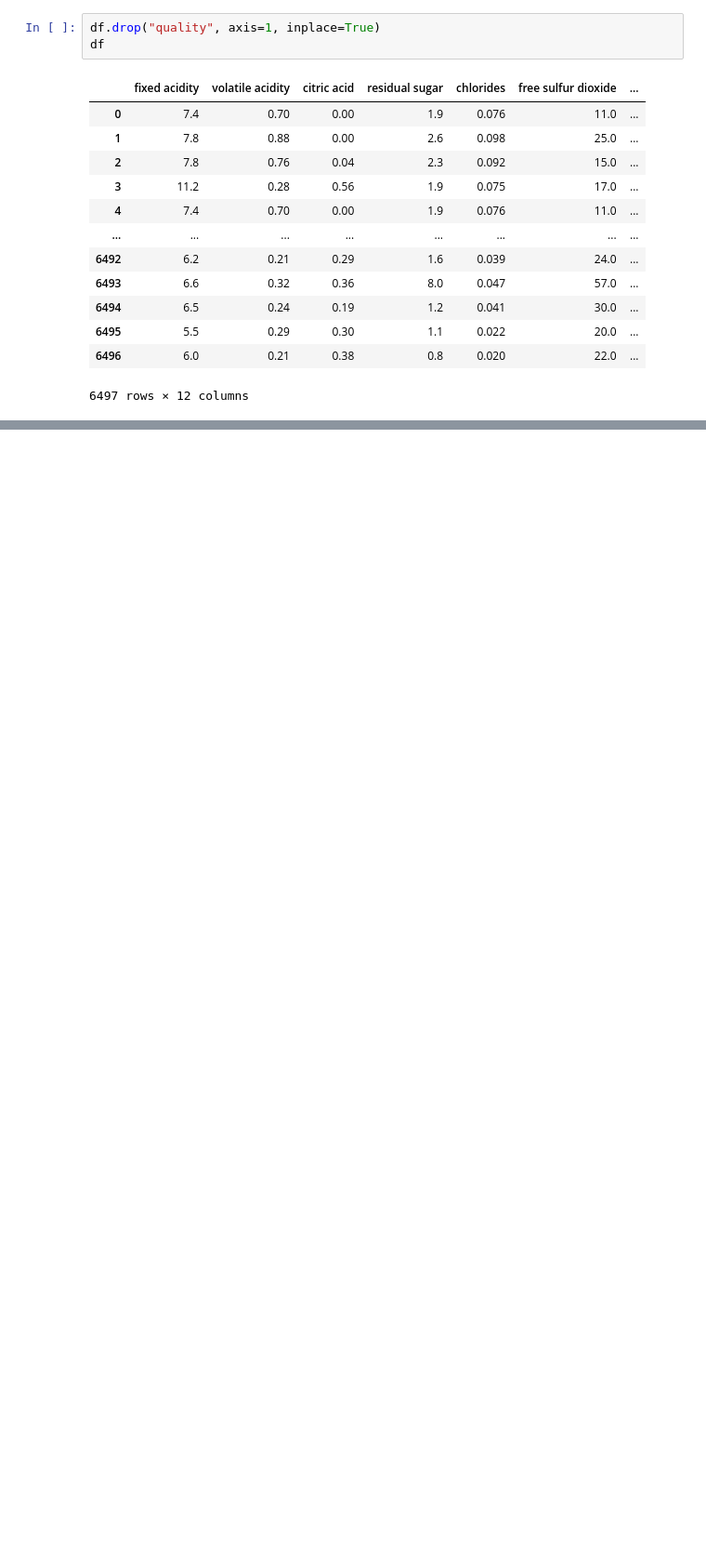
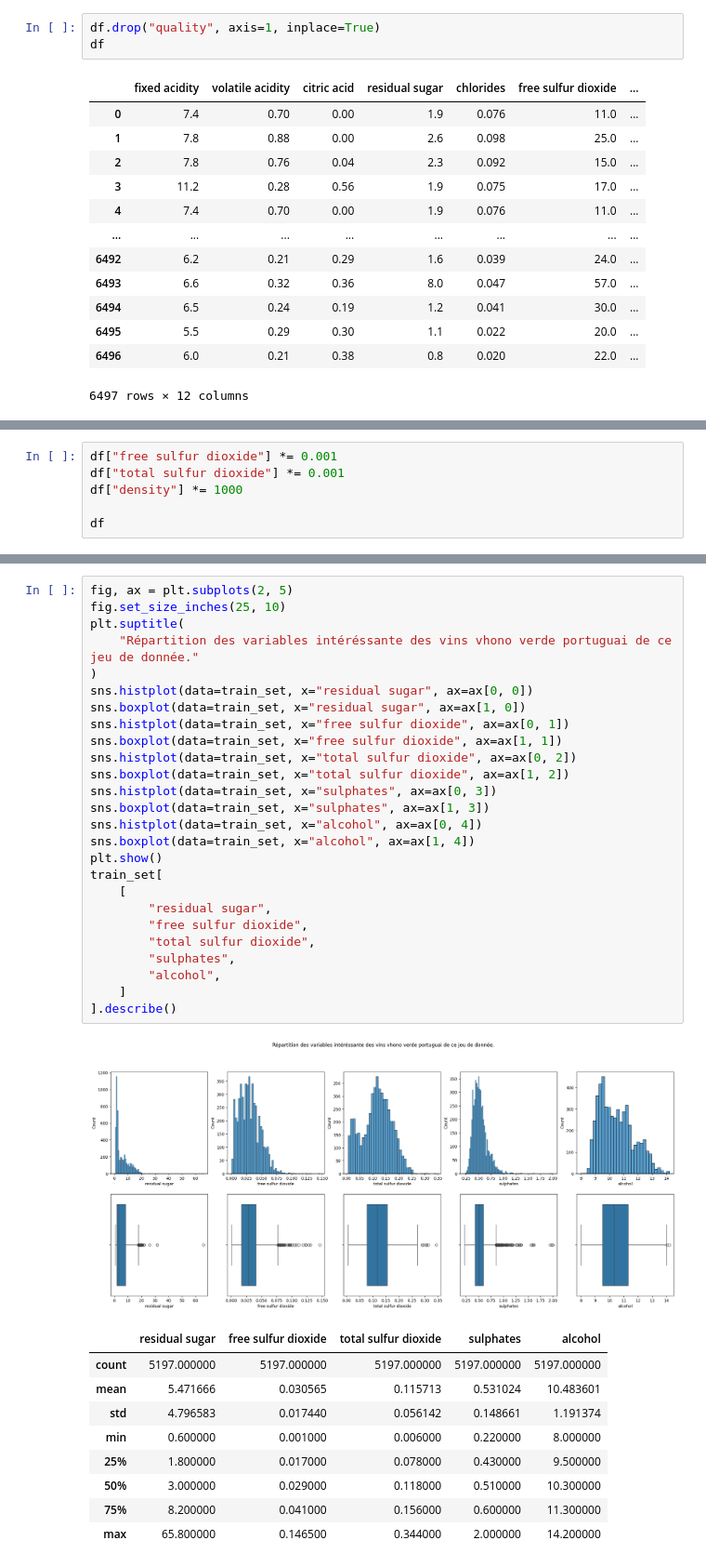
Before and after one commit to fmazur57u/WineTypePrediction, a Jupyter notebook: winePredictionType.ipynb, the cells around one changed output, grey strips where cells are left out. Shown at 93% size. Saved outputs shown, nothing was run; the diff lists cells and outputs as text; blank space fills up the shorter version.

Commit message:
Finalisation de l'analyse des variables les plus intéréssantes

```diff
--- a/winePredictionType.ipynb
+++ b/winePredictionType.ipynb
@@ -51,0 +84,6 @@ train_set, test_set = train_test_split(
+# %%
+df["free sulfur dioxide"] *= 0.001
+df["total sulfur dioxide"] *= 0.001
+df["density"] *= 1000
+
+df
@@ -51,0 +143,37 @@ train_set, test_set = train_test_split(
+# %%
+fig, ax = plt.subplots(2, 5)
+fig.set_size_inches(25, 10)
+plt.suptitle(
+    "Répartition des variables intéréssante des vins vhono verde portuguai de ce jeu de donnée."
+)
+sns.histplot(data=train_set, x="residual sugar", ax=ax[0, 0])
+sns.boxplot(data=train_set, x="residual sugar", ax=ax[1, 0])
+sns.histplot(data=train_set, x="free sulfur dioxide", ax=ax[0, 1])
+sns.boxplot(data=train_set, x="free sulfur dioxide", ax=ax[1, 1])
+sns.histplot(data=train_set, x="total sulfur dioxide", ax=ax[0, 2])
+sns.boxplot(data=train_set, x="total sulfur dioxide", ax=ax[1, 2])
+sns.histplot(data=train_set, x="sulphates", ax=ax[0, 3])
+sns.boxplot(data=train_set, x="sulphates", ax=ax[1, 3])
+sns.histplot(data=train_set, x="alcohol", ax=ax[0, 4])
+sns.boxplot(data=train_set, x="alcohol", ax=ax[1, 4])
+plt.show()
+train_set[
+    [
+        "residual sugar",
+        "free sulfur dioxide",
+        "total sulfur dioxide",
+        "sulphates",
+        "alcohol",
+    ]
+].describe()
+# %% [output]
+[figure, added]
+|  | residual sugar | free sulfur dioxide | total sulfur dioxide | sulphates | alcohol |
+| count | 5197.000000 | 5197.000000 | 5197.000000 | 5197.000000 | 5197.000000 |
+| mean | 5.471666 | 0.030565 | 0.115713 | 0.531024 | 10.483601 |
+| std | 4.796583 | 0.017440 | 0.056142 | 0.148661 | 1.191374 |
+| min | 0.600000 | 0.001000 | 0.006000 | 0.220000 | 8.000000 |
+| 25% | 1.800000 | 0.017000 | 0.078000 | 0.430000 | 9.500000 |
+| 50% | 3.000000 | 0.029000 | 0.118000 | 0.510000 | 10.300000 |
+| 75% | 8.200000 | 0.041000 | 0.156000 | 0.600000 | 11.300000 |
+| max | 65.800000 | 0.146500 | 0.344000 | 2.000000 | 14.200000 |
```
Also changed, not shown: parts of 27 cells of this notebook, 2 other files.
